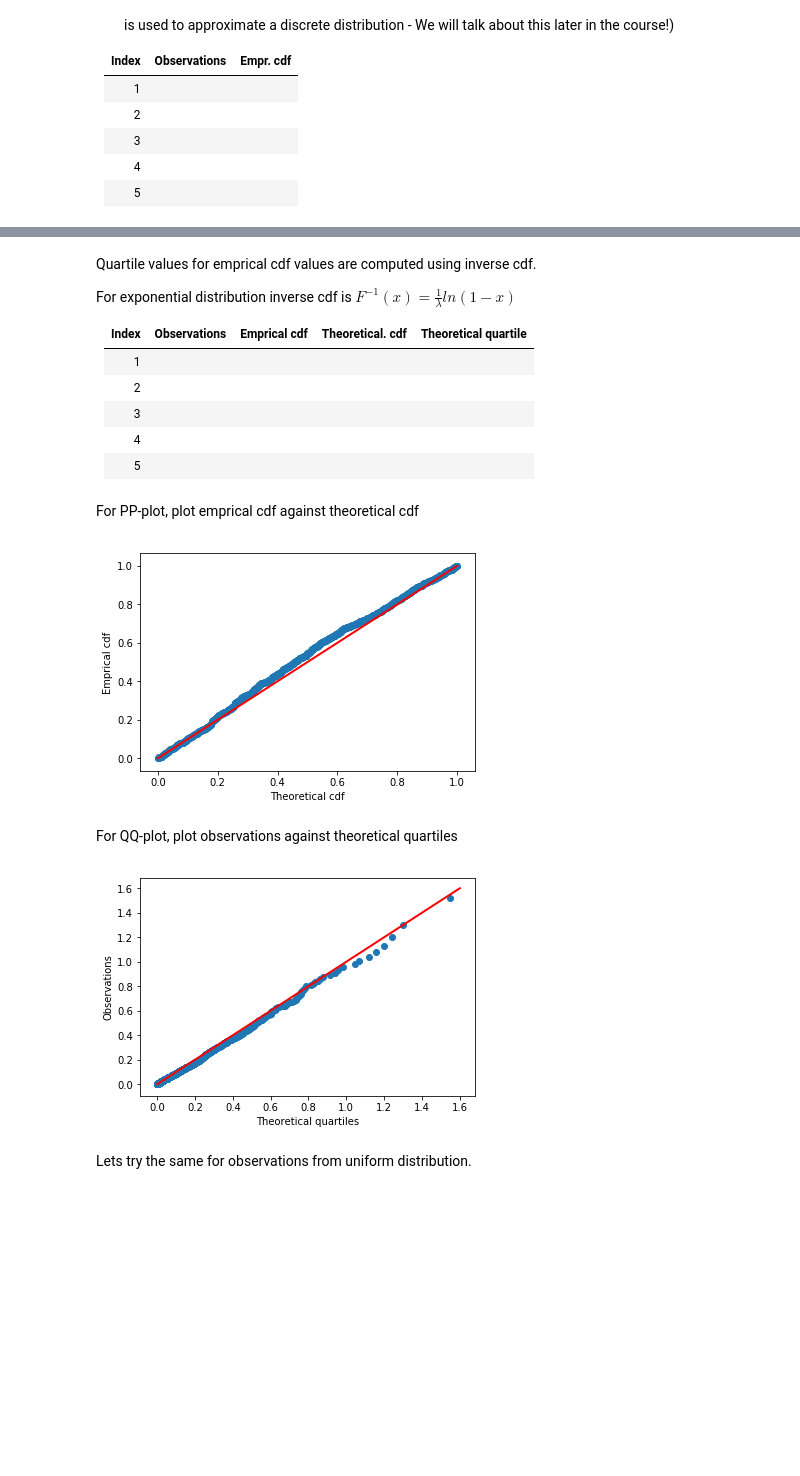
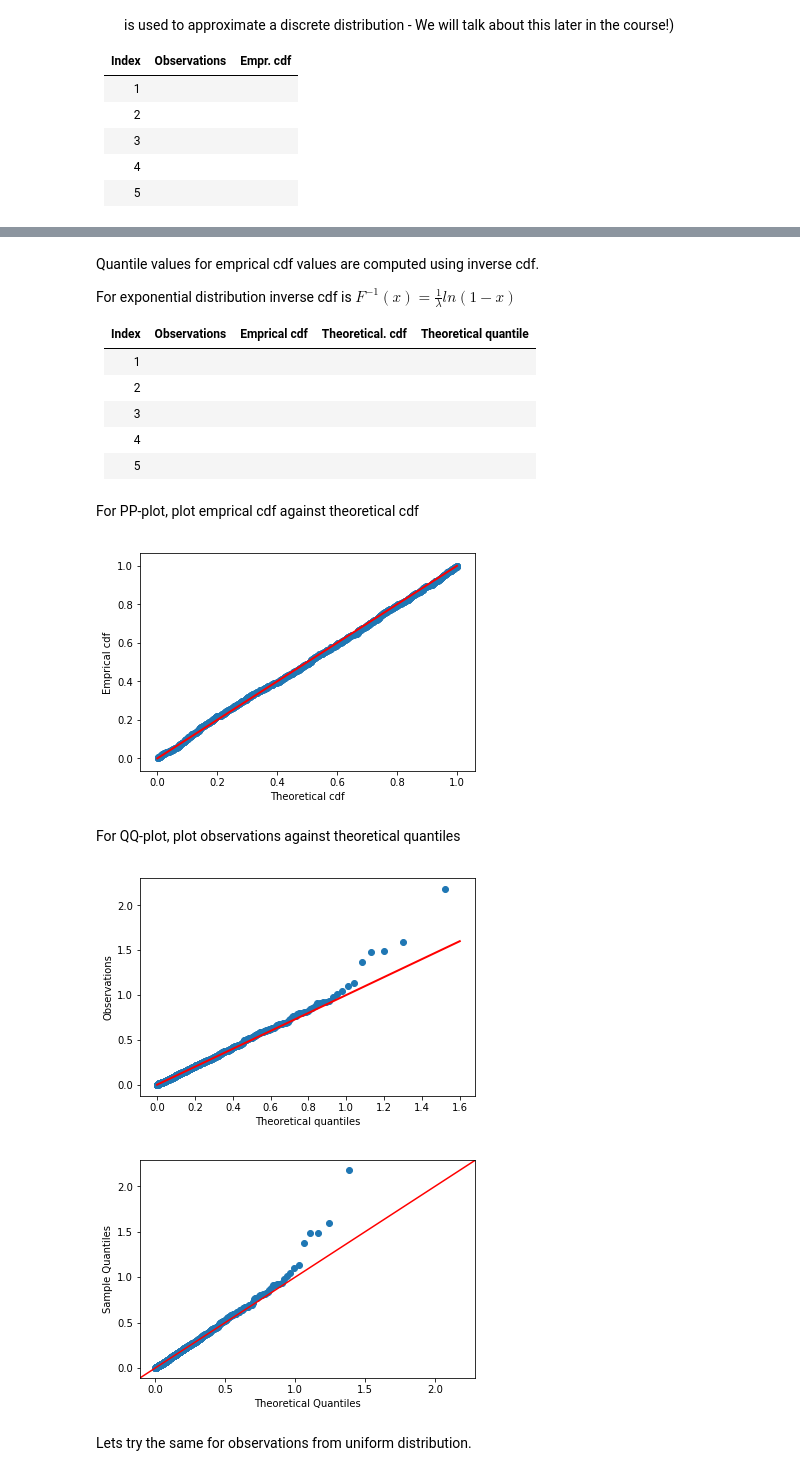
Before and after one commit to kamasak/blg560e_examples, a Jupyter notebook: lecture2/pp_qq_plot.ipynb, the cells around one changed output, grey strips where cells are left out. Drawn from its saved outputs; the diff is of its cells as text; code cells hidden in the pictures; blank space fills up the shorter version.

```diff
--- a/lecture2/pp_qq_plot.ipynb
+++ b/lecture2/pp_qq_plot.ipynb
@@ -55,11 +56,11 @@ theo_cdf = [1-np.exp(-lmbda* i) for i in observations]
 
 # print(f"observations: {observations} \ntheoretical cdf: {theo_cdf}")
 # %% [markdown]
-Quartile values for emprical cdf values are computed using inverse cdf.
+Quantile values for emprical cdf values are computed using inverse cdf.
 
 For exponential distribution inverse cdf is $F^{-1}(x)=\frac{1}{\lambda}ln(1-x)$
 
-| Index | Observations  | Emprical cdf |Theoretical. cdf |Theoretical quartile|
+| Index | Observations  | Emprical cdf |Theoretical. cdf |Theoretical quantile|
 |-------|:-------------:|-----------|-------------|----------|
 |   1   |           |           |||
 |   2   |           |           |||
@@ -67,14 +68,14 @@ For exponential distribution inverse cdf is $F^{-1}(x)=\frac{1}{\lambda}ln(1-x)$
 |   4   |          |           |||
 |   5   |         |           |||
 # %%
-theo_quartile = [-1/lmbda*np.log(1-i) for i in empr_cdf]
+theo_quantile = [-1/lmbda*np.log(1-i) for i in empr_cdf]
 
 #print(f"observations: {observations} \ntheoretical cdf: {theo_cdf} \
-#    \ntheoretical quartiles: {theo_quartile}")
+#    \ntheoretical quantiles: {theo_quantile}")
 # %% [markdown]
 For PP-plot, plot emprical cdf against theoretical cdf
 # %%
-plt.scatter(empr_cdf, theo_cdf)
+plt.scatter(theo_cdf, empr_cdf)
 
 # draw line
 x = np.arange(0,1.1,0.1)
@@ -82,19 +83,23 @@ plt.plot(x, x, color='red',linewidth=2)
 plt.xlabel('Theoretical cdf')
 plt.ylabel('Emprical cdf');
 # %% [output]
-[figure, old version]
+[figure, new version]
 # %% [markdown]
-For QQ-plot, plot observations against theoretical quartiles
+For QQ-plot, plot observations against theoretical quantiles
 # %%
-plt.scatter(observations, theo_quartile)
+plt.scatter(theo_quantile, observations)
 
 # draw line
 x = np.arange(0,1.61,0.1)
 plt.plot(x, x, color='red',linewidth=2)
-plt.xlabel('Theoretical quartiles')
+plt.xlabel('Theoretical quantiles')
 plt.ylabel('Observations');
+
+# Lets use statmodels library
+sm.qqplot(np.array(observations), expon, scale=1/lmbda, line='45');
 # %% [output]
-[figure, old version]
+[figure, new version]
+[figure, added]
 # %% [markdown]
 Lets try the same for observations from uniform distribution.
 # %%
```
Also changed, not shown: parts of 3 cells of this notebook.
